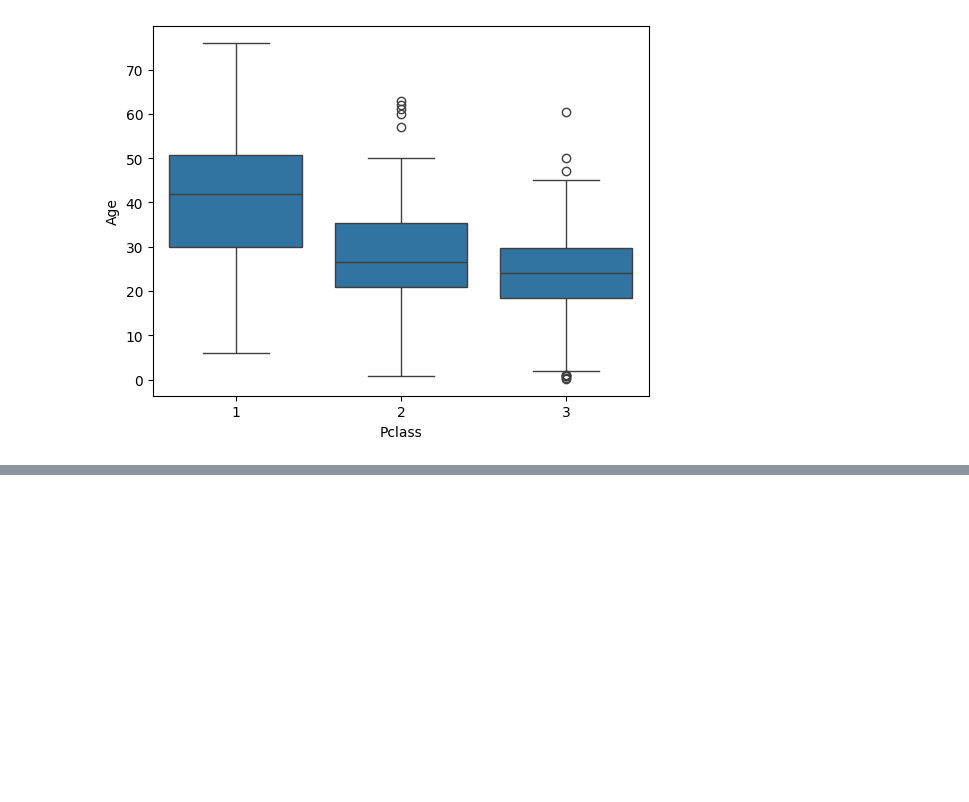
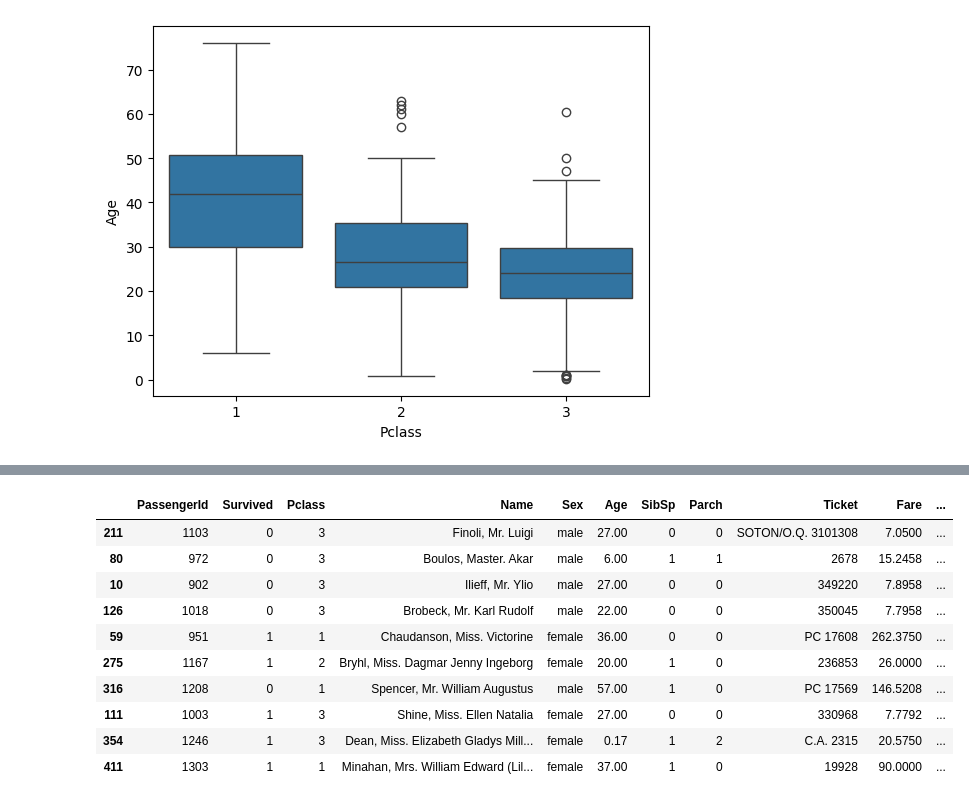
Before and after one commit to KerimGurbaz/titanic_analysis, a Jupyter notebook: titanic_analysis.ipynb, the cells around one changed output, grey strips where cells are left out. Drawn from its saved outputs; the diff is of its cells as text; code cells hidden in the pictures; blank space fills up the shorter version.

```diff
--- a/titanic_analysis.ipynb
+++ b/titanic_analysis.ipynb
@@ -172,0 +183,2 @@ memory usage: 39.3+ KB
+# %%
+df["Age"]=df["Age"].fillna(df["Age"].median())
@@ -172,0 +207,14 @@ memory usage: 39.3+ KB
+# %%
+df.sample(10)
+# %% [output]
+|  | PassengerId | Survived | Pclass | Name | Sex | Age | SibSp | Parch | Ticket | Fare | ... |
+| 211 | 1103 | 0 | 3 | Finoli, Mr. Luigi | male | 27.00 | 0 | 0 | SOTON/O.Q. 3101308 | 7.0500 | ... |
+| 80 | 972 | 0 | 3 | Boulos, Master. Akar | male | 6.00 | 1 | 1 | 2678 | 15.2458 | ... |
+| 10 | 902 | 0 | 3 | Ilieff, Mr. Ylio | male | 27.00 | 0 | 0 | 349220 | 7.8958 | ... |
+| 126 | 1018 | 0 | 3 | Brobeck, Mr. Karl Rudolf | male | 22.00 | 0 | 0 | 350045 | 7.7958 | ... |
+| 59 | 951 | 1 | 1 | Chaudanson, Miss. Victorine | female | 36.00 | 0 | 0 | PC 17608 | 262.3750 | ... |
+| 275 | 1167 | 1 | 2 | Bryhl, Miss. Dagmar Jenny Ingeborg | female | 20.00 | 1 | 0 | 236853 | 26.0000 | ... |
+| 316 | 1208 | 0 | 1 | Spencer, Mr. William Augustus | male | 57.00 | 1 | 0 | PC 17569 | 146.5208 | ... |
+| 111 | 1003 | 1 | 3 | Shine, Miss. Ellen Natalia | female | 27.00 | 0 | 0 | 330968 | 7.7792 | ... |
+| 354 | 1246 | 1 | 3 | Dean, Miss. Elizabeth Gladys Mill... | female | 0.17 | 1 | 2 | C.A. 2315 | 20.5750 | ... |
+| 411 | 1303 | 1 | 1 | Minahan, Mrs. William Edward (Lil... | female | 37.00 | 1 | 0 | 19928 | 90.0000 | ... |
```
Also changed, not shown: parts of 17 cells of this notebook.
